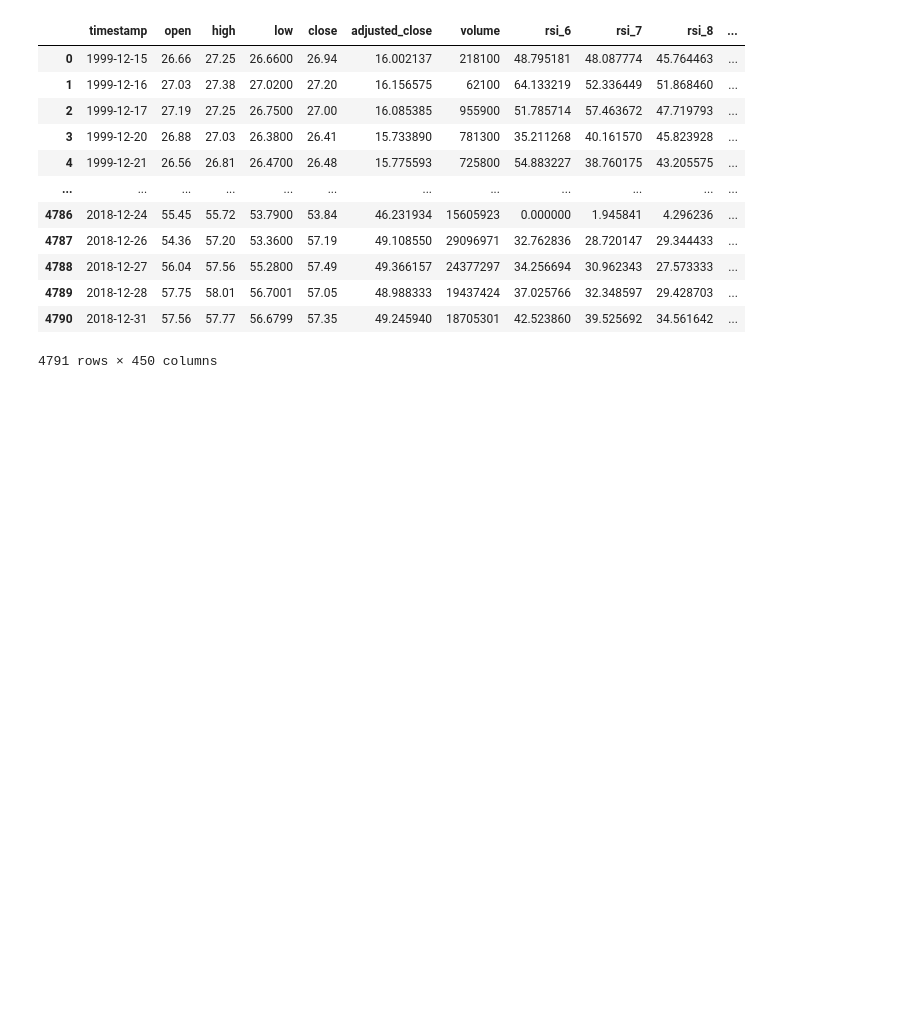
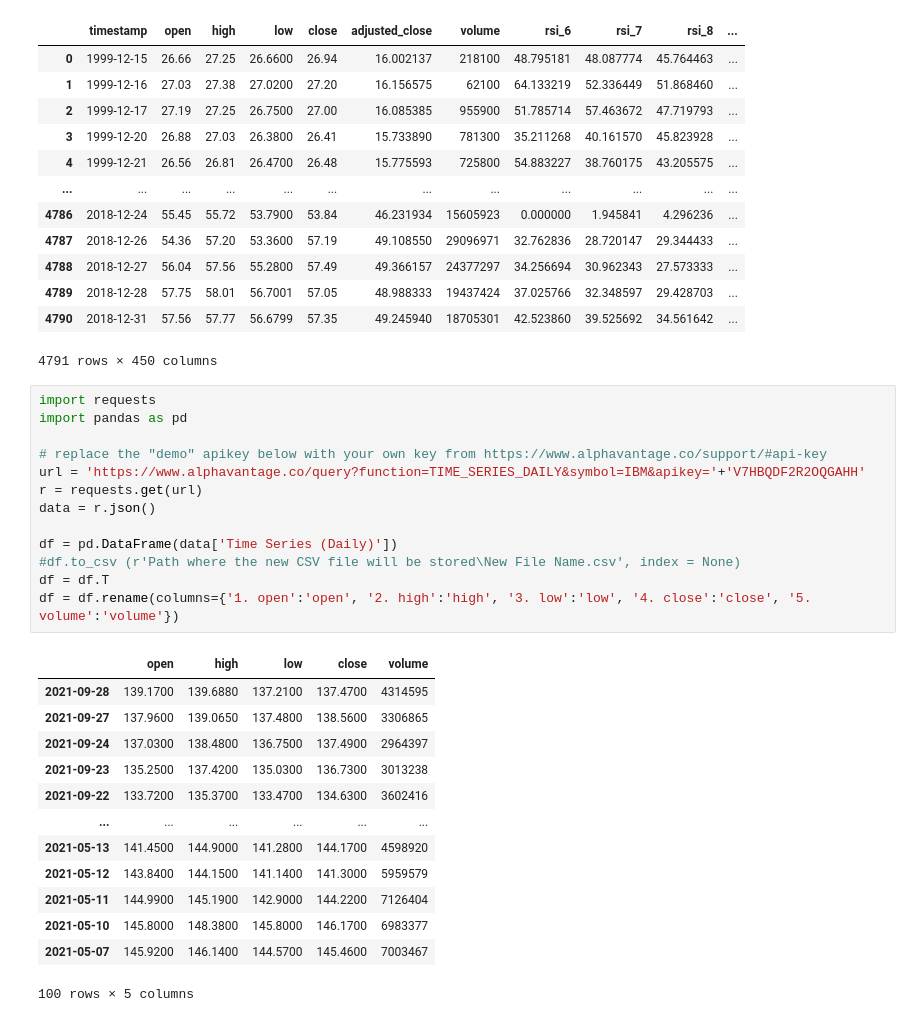
Before and after one commit to M5era/CNN-for-trading, a Jupyter notebook: playground.ipynb, the cells around one changed output. Drawn from its saved outputs; the diff is of its cells as text; blank space fills up the shorter version.

```diff
--- a/playground.ipynb
+++ b/playground.ipynb
@@ -73,3 +28,30 @@ df
 | 4789 | 2018-12-28 | 57.75 | 58.01 | 56.7001 | 57.05 | 48.988333 | 19437424 | 37.025766 | 32.348597 | 29.428703 | ... |
 | 4790 | 2018-12-31 | 57.56 | 57.77 | 56.6799 | 57.35 | 49.245940 | 18705301 | 42.523860 | 39.525692 | 34.561642 | ... |
 4791 rows × 450 columns
+# %%
+import requests
+import pandas as pd
+
+# replace the "demo" apikey below with your own key from https://www.alphavantage.co/support/#api-key
+url = 'https://www.alphavantage.co/query?function=TIME_SERIES_DAILY&symbol=IBM&apikey='+'V7HBQDF2R2OQGAHH'
+r = requests.get(url)
+data = r.json()
+
+df = pd.DataFrame(data['Time Series (Daily)'])
+#df.to_csv (r'Path where the new CSV file will be stored\New File Name.csv', index = None)
+df = df.T
+df = df.rename(columns={'1. open':'open', '2. high':'high', '3. low':'low', '4. close':'close', '5. volume':'volume'})
+# %% [output]
+|  | open | high | low | close | volume |
+| 2021-09-28 | 139.1700 | 139.6880 | 137.2100 | 137.4700 | 4314595 |
+| 2021-09-27 | 137.9600 | 139.0650 | 137.4800 | 138.5600 | 3306865 |
+| 2021-09-24 | 137.0300 | 138.4800 | 136.7500 | 137.4900 | 2964397 |
+| 2021-09-23 | 135.2500 | 137.4200 | 135.0300 | 136.7300 | 3013238 |
+| 2021-09-22 | 133.7200 | 135.3700 | 133.4700 | 134.6300 | 3602416 |
+| ... | ... | ... | ... | ... | ... |
+| 2021-05-13 | 141.4500 | 144.9000 | 141.2800 | 144.1700 | 4598920 |
+| 2021-05-12 | 143.8400 | 144.1500 | 141.1400 | 141.3000 | 5959579 |
+| 2021-05-11 | 144.9900 | 145.1900 | 142.9000 | 144.2200 | 7126404 |
+| 2021-05-10 | 145.8000 | 148.3800 | 145.8000 | 146.1700 | 6983377 |
+| 2021-05-07 | 145.9200 | 146.1400 | 144.5700 | 145.4600 | 7003467 |
+100 rows × 5 columns
```
Also changed, not shown: parts of 14 cells of this notebook, 14 other files.
